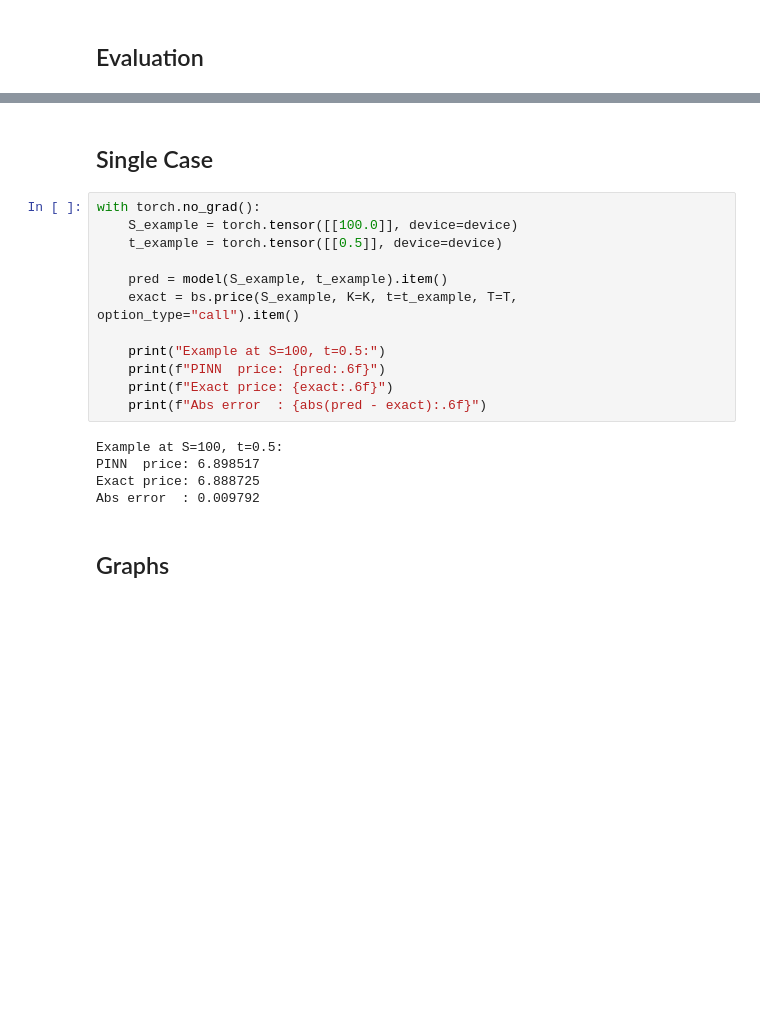
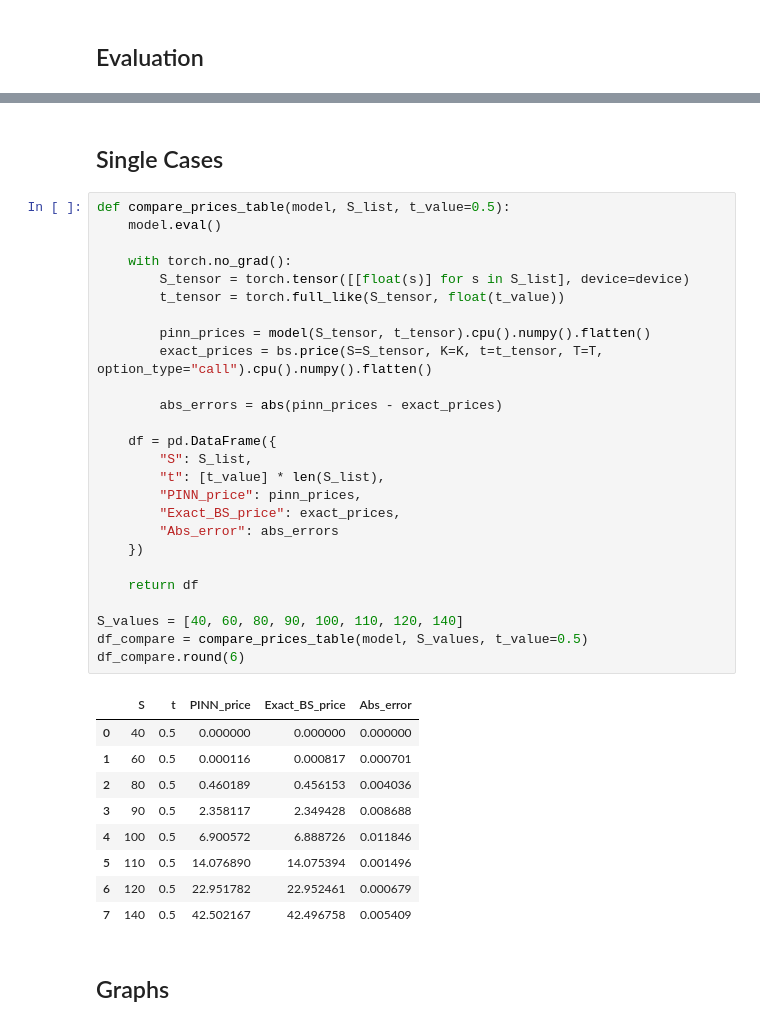
Before and after one commit to Samyueru01/Cutting-Edge, a Jupyter notebook: notebooks/PINN_BS.ipynb, the cells around one changed output, grey strips where cells are left out. Drawn from its saved outputs; the diff is of its cells as text; blank space fills up the shorter version.

```diff
--- a/notebooks/PINN_BS.ipynb
+++ b/notebooks/PINN_BS.ipynb
@@ -363,22 +365,41 @@ Max abs error     : 2.462654e-01
 # %% [markdown]
-## Single Case
+## Single Cases
 # %%
-with torch.no_grad():
-    S_example = torch.tensor([[100.0]], device=device)
-    t_example = torch.tensor([[0.5]], device=device)
+def compare_prices_table(model, S_list, t_value=0.5):
+    model.eval()
 
-    pred = model(S_example, t_example).item()
-    exact = bs.price(S_example, K=K, t=t_example, T=T, option_type="call").item()
+    with torch.no_grad():
+        S_tensor = torch.tensor([[float(s)] for s in S_list], device=device)
+        t_tensor = torch.full_like(S_tensor, float(t_value))
 
-    print("Example at S=100, t=0.5:")
-    print(f"PINN  price: {pred:.6f}")
-    print(f"Exact price: {exact:.6f}")
-    print(f"Abs error  : {abs(pred - exact):.6f}")
+        pinn_prices = model(S_tensor, t_tensor).cpu().numpy().flatten()
+        exact_prices = bs.price(S=S_tensor, K=K, t=t_tensor, T=T, option_type="call").cpu().numpy().flatten()
+
+        abs_errors = abs(pinn_prices - exact_prices)
+
+    df = pd.DataFrame({
+        "S": S_list,
+        "t": [t_value] * len(S_list),
+        "PINN_price": pinn_prices,
+        "Exact_BS_price": exact_prices,
+        "Abs_error": abs_errors
+    })
+
+    return df
+
+S_values = [40, 60, 80, 90, 100, 110, 120, 140]
+df_compare = compare_prices_table(model, S_values, t_value=0.5)
+df_compare.round(6)
 # %% [output]
-Example at S=100, t=0.5:
-PINN  price: 6.898517
-Exact price: 6.888725
-Abs error  : 0.009792
+|  | S | t | PINN_price | Exact_BS_price | Abs_error |
+| 0 | 40 | 0.5 | 0.000000 | 0.000000 | 0.000000 |
+| 1 | 60 | 0.5 | 0.000116 | 0.000817 | 0.000701 |
+| 2 | 80 | 0.5 | 0.460189 | 0.456153 | 0.004036 |
+| 3 | 90 | 0.5 | 2.358117 | 2.349428 | 0.008688 |
+| 4 | 100 | 0.5 | 6.900572 | 6.888726 | 0.011846 |
+| 5 | 110 | 0.5 | 14.076890 | 14.075394 | 0.001496 |
+| 6 | 120 | 0.5 | 22.951782 | 22.952461 | 0.000679 |
+| 7 | 140 | 0.5 | 42.502167 | 42.496758 | 0.005409 |
 # %% [markdown]
 ## Graphs
 # %% [markdown]
```
Also changed, not shown: parts of 7 cells of this notebook, 4 other files.
